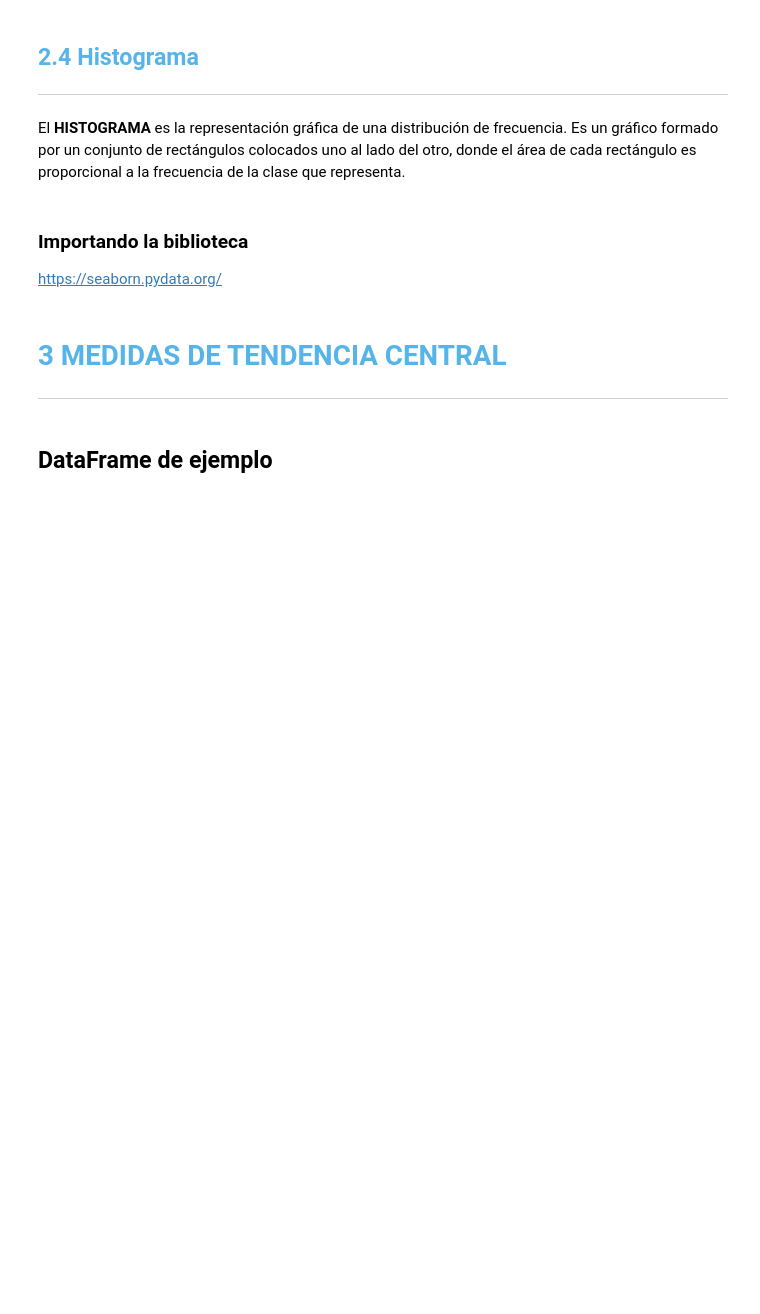
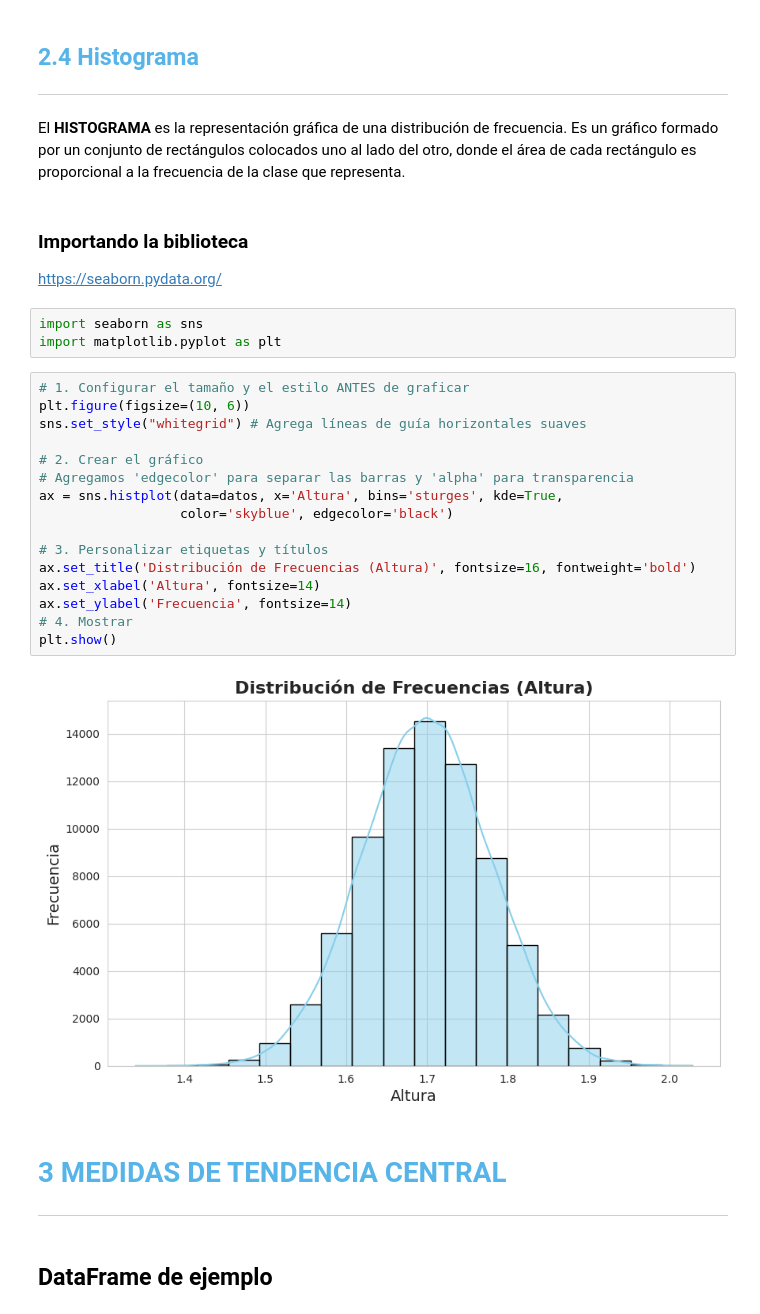
Before and after one commit to mikeismerio/estadistica_python, a Jupyter notebook: Curso_de_Estadística_con_Python_1.ipynb, the cells around one changed output. Drawn from its saved outputs; the diff is of its cells as text; blank space fills up the shorter version.

```diff
--- a/Curso_de_Estadística_con_Python_1.ipynb
+++ b/Curso_de_Estadística_con_Python_1.ipynb
@@ -434,6 +434,27 @@ El <b>HISTOGRAMA</b> es la representación gráfica de una distribución de frec
 ### Importando la biblioteca
 
 https://seaborn.pydata.org/
+# %%
+import seaborn as sns
+import matplotlib.pyplot as plt
+# %%
+# 1. Configurar el tamaño y el estilo ANTES de graficar
+plt.figure(figsize=(10, 6))
+sns.set_style("whitegrid") # Agrega líneas de guía horizontales suaves
+
+# 2. Crear el gráfico
+# Agregamos 'edgecolor' para separar las barras y 'alpha' para transparencia
+ax = sns.histplot(data=datos, x='Altura', bins='sturges', kde=True,
+                  color='skyblue', edgecolor='black')
+
+# 3. Personalizar etiquetas y títulos
+ax.set_title('Distribución de Frecuencias (Altura)', fontsize=16, fontweight='bold')
+ax.set_xlabel('Altura', fontsize=14)
+ax.set_ylabel('Frecuencia', fontsize=14)
+# 4. Mostrar
+plt.show()
+# %% [output]
+[figure, added]
 # %% [markdown]
 # <font color=#56B4E9>3 MEDIDAS DE TENDENCIA CENTRAL</font>
 ***
```
Also changed, not shown: parts of 13 cells of this notebook.
